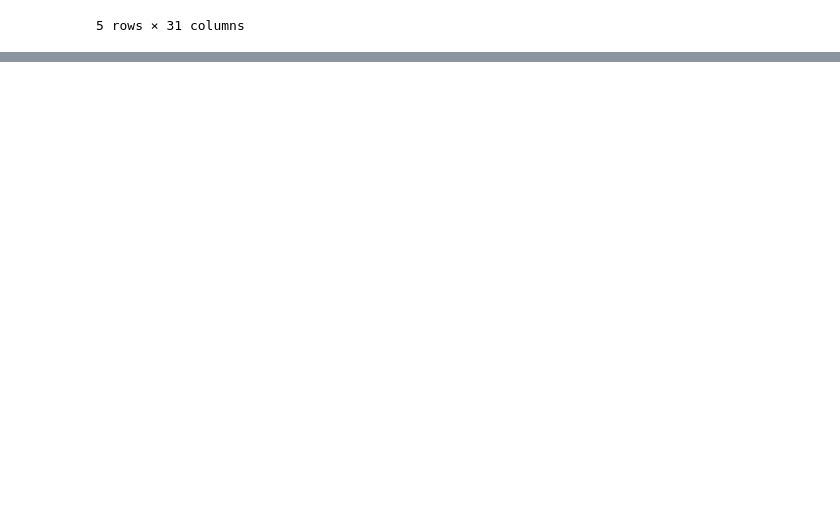
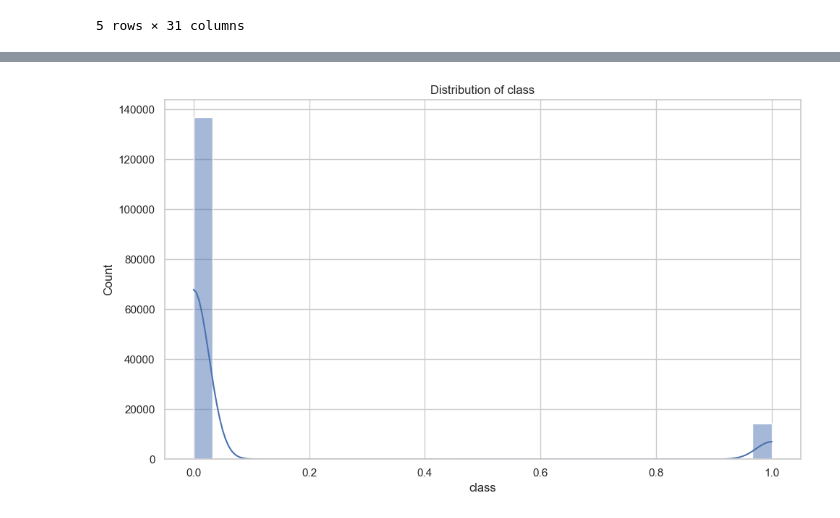
Before and after one commit to mubarek4566/Fraud-Detection-Ecommerce-Banking, a Jupyter notebook: notebooks/main.ipynb, the cells around one changed output, grey strips where cells are left out. Drawn from its saved outputs; the diff is of its cells as text; code cells hidden in the pictures; blank space fills up the shorter version.

```diff
--- a/notebooks/main.ipynb
+++ b/notebooks/main.ipynb
@@ -47,0 +131,4 @@ df_fraud.head()
+# %%
+univariate_analysis(df_fraud, "class")
+# %% [output]
+[figure, added]
```
Also changed, not shown: parts of 22 cells of this notebook, 1 other file.
